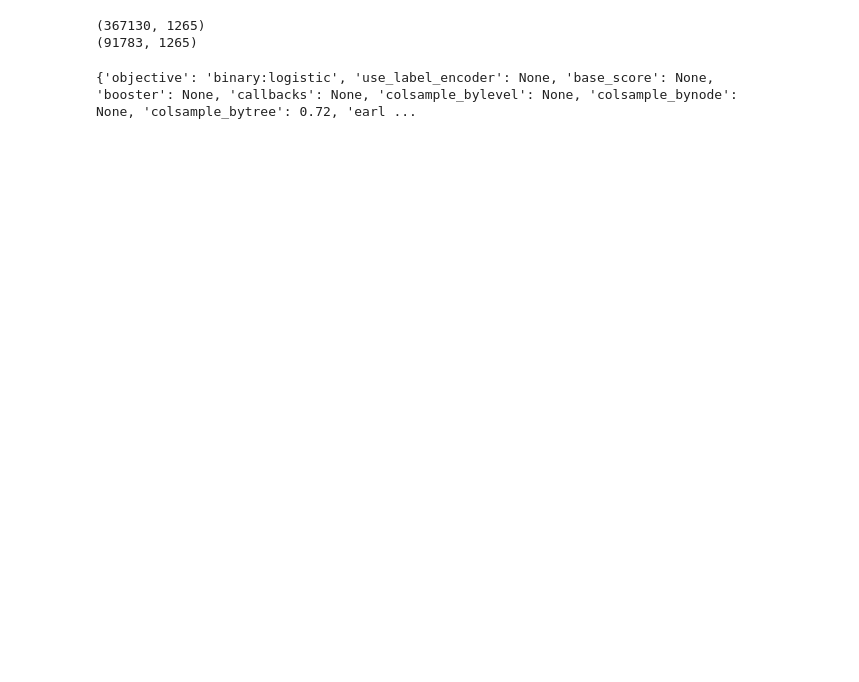
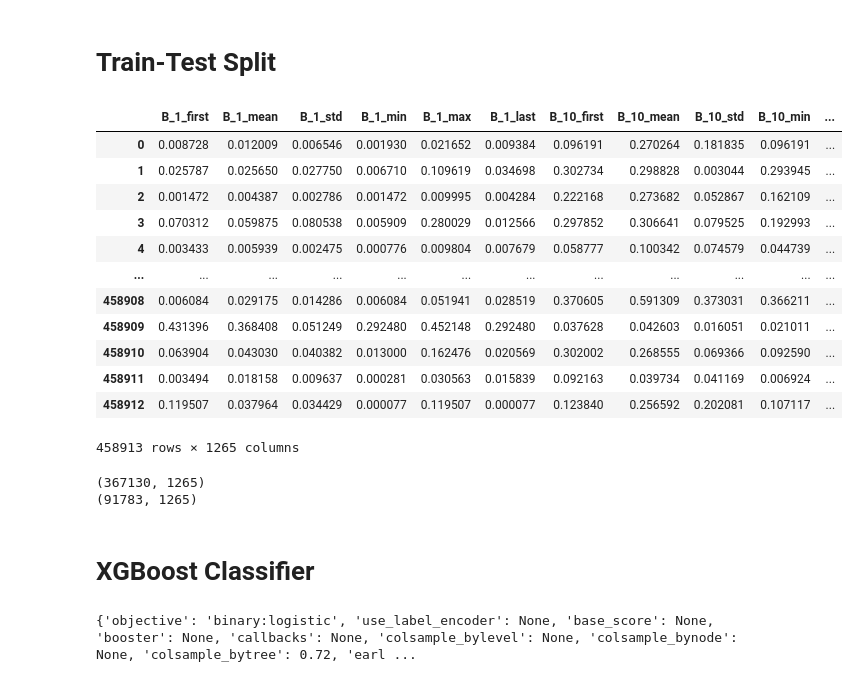
Before and after one commit to AyseAsude/American-Express-Default-Prediction, a Jupyter notebook: xgboost_categorical.ipynb, the cells around one changed output. Drawn from its saved outputs; the diff is of its cells as text; code cells hidden in the pictures; blank space fills up the shorter version.

```diff
--- a/xgboost_categorical.ipynb
+++ b/xgboost_categorical.ipynb
@@ -9,9 +12,27 @@ from sklearn.model_selection import cross_validate
+# %% [markdown]
+# Train-Test Split
 # %%
 df = pd.read_parquet("processed_data/agg_data_preprocess_2.gzip")
 labels = pd.read_feather("train_labels.ftr")
 # %%
 intersection_labels = np.intersect1d(df["customer_ID"], labels["customer_ID"]).tolist()
 df_Y = labels.loc[labels["customer_ID"].isin(intersection_labels),:]
+# %%
+df
+# %% [output]
+|  | B_1_first | B_1_mean | B_1_std | B_1_min | B_1_max | B_1_last | B_10_first | B_10_mean | B_10_std | B_10_min | ... |
+| 0 | 0.008728 | 0.012009 | 0.006546 | 0.001930 | 0.021652 | 0.009384 | 0.096191 | 0.270264 | 0.181835 | 0.096191 | ... |
+| 1 | 0.025787 | 0.025650 | 0.027750 | 0.006710 | 0.109619 | 0.034698 | 0.302734 | 0.298828 | 0.003044 | 0.293945 | ... |
+| 2 | 0.001472 | 0.004387 | 0.002786 | 0.001472 | 0.009995 | 0.004284 | 0.222168 | 0.273682 | 0.052867 | 0.162109 | ... |
+| 3 | 0.070312 | 0.059875 | 0.080538 | 0.005909 | 0.280029 | 0.012566 | 0.297852 | 0.306641 | 0.079525 | 0.192993 | ... |
+| 4 | 0.003433 | 0.005939 | 0.002475 | 0.000776 | 0.009804 | 0.007679 | 0.058777 | 0.100342 | 0.074579 | 0.044739 | ... |
+| ... | ... | ... | ... | ... | ... | ... | ... | ... | ... | ... | ... |
+| 458908 | 0.006084 | 0.029175 | 0.014286 | 0.006084 | 0.051941 | 0.028519 | 0.370605 | 0.591309 | 0.373031 | 0.366211 | ... |
+| 458909 | 0.431396 | 0.368408 | 0.051249 | 0.292480 | 0.452148 | 0.292480 | 0.037628 | 0.042603 | 0.016051 | 0.021011 | ... |
+| 458910 | 0.063904 | 0.043030 | 0.040382 | 0.013000 | 0.162476 | 0.020569 | 0.302002 | 0.268555 | 0.069366 | 0.092590 | ... |
+| 458911 | 0.003494 | 0.018158 | 0.009637 | 0.000281 | 0.030563 | 0.015839 | 0.092163 | 0.039734 | 0.041169 | 0.006924 | ... |
+| 458912 | 0.119507 | 0.037964 | 0.034429 | 0.000077 | 0.119507 | 0.000077 | 0.123840 | 0.256592 | 0.202081 | 0.107117 | ... |
+458913 rows × 1265 columns
 # %%
 df = df.drop(columns=["customer_ID"])
 df_Y = df_Y.drop(columns=["customer_ID"])
@@ -22,6 +43,8 @@ print(X_test.shape)
 # %% [output]
 (367130, 1265)
 (91783, 1265)
+# %% [markdown]
+# XGBoost Classifier
 # %%
 xgboost_parameters = {
     'verbosity': 1,
```
Also changed, not shown: parts of 15 cells of this notebook.
